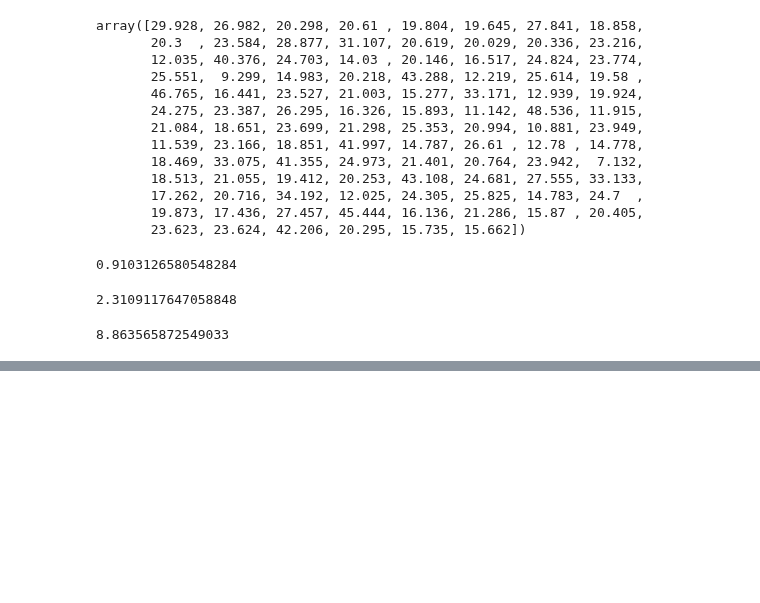
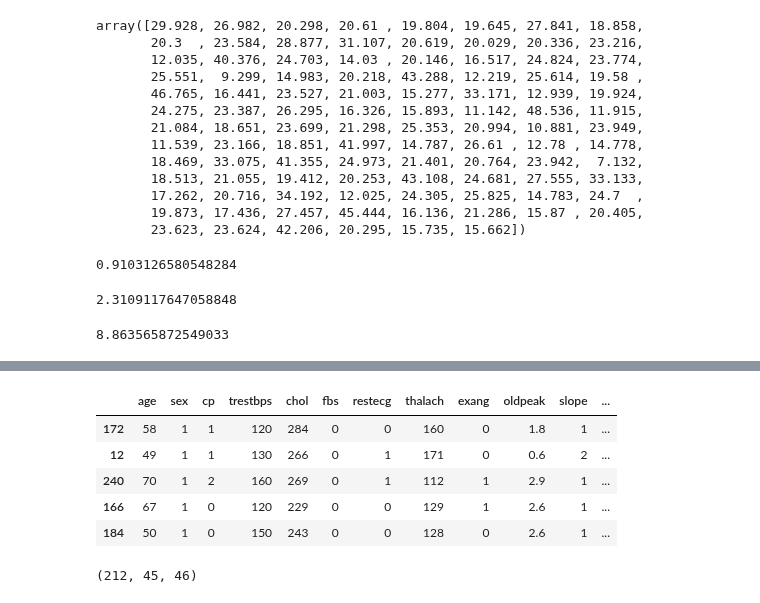
Before and after one commit to Vikas-KM/machine-learning, a Jupyter notebook: Practice/sklearn.ipynb, the cells around one changed output, grey strips where cells are left out. Drawn from its saved outputs; the diff is of its cells as text; code cells hidden in the pictures; blank space fills up the shorter version.

```diff
--- a/Practice/sklearn.ipynb
+++ b/Practice/sklearn.ipynb
@@ -1592,0 +1666,11 @@ mean_squared_error(y_test, y_preds)
+# %%
+# shuffle the heart_disease data
+heart_disease_shuffled = heart_disease.sample(frac=1)
+heart_disease_shuffled.head()
+# %% [output]
+|  | age | sex | cp | trestbps | chol | fbs | restecg | thalach | exang | oldpeak | slope | ... |
+| 172 | 58 | 1 | 1 | 120 | 284 | 0 | 0 | 160 | 0 | 1.8 | 1 | ... |
+| 12 | 49 | 1 | 1 | 130 | 266 | 0 | 1 | 171 | 0 | 0.6 | 2 | ... |
+| 240 | 70 | 1 | 2 | 160 | 269 | 0 | 1 | 112 | 1 | 2.9 | 1 | ... |
+| 166 | 67 | 1 | 0 | 120 | 229 | 0 | 0 | 129 | 1 | 2.6 | 1 | ... |
+| 184 | 50 | 1 | 0 | 150 | 243 | 0 | 0 | 128 | 0 | 2.6 | 1 | ... |
@@ -1592,0 +1689,4 @@ mean_squared_error(y_test, y_preds)
+# %%
+len(X_train), len(X_valid), len(X_test)
+# %% [output]
+(212, 45, 46)
```
Also changed, not shown: parts of 28 cells of this notebook.
